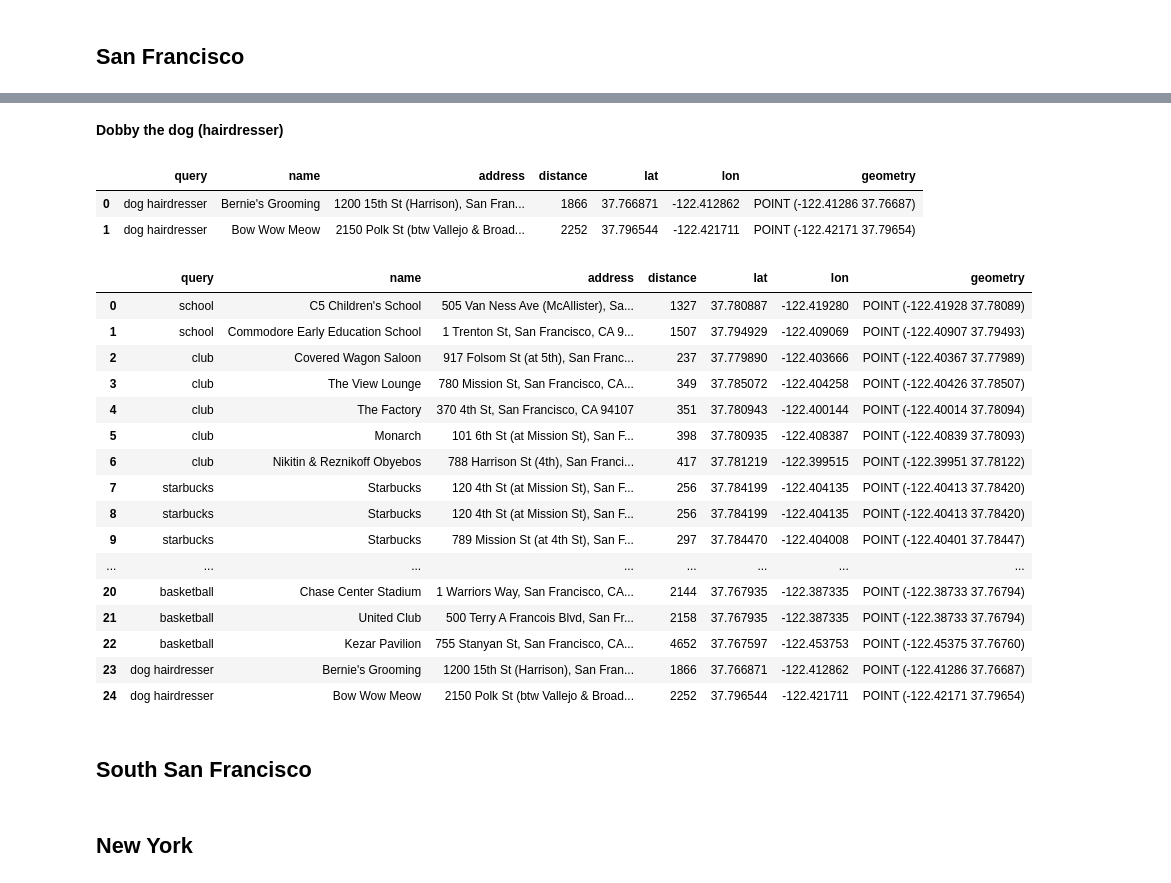
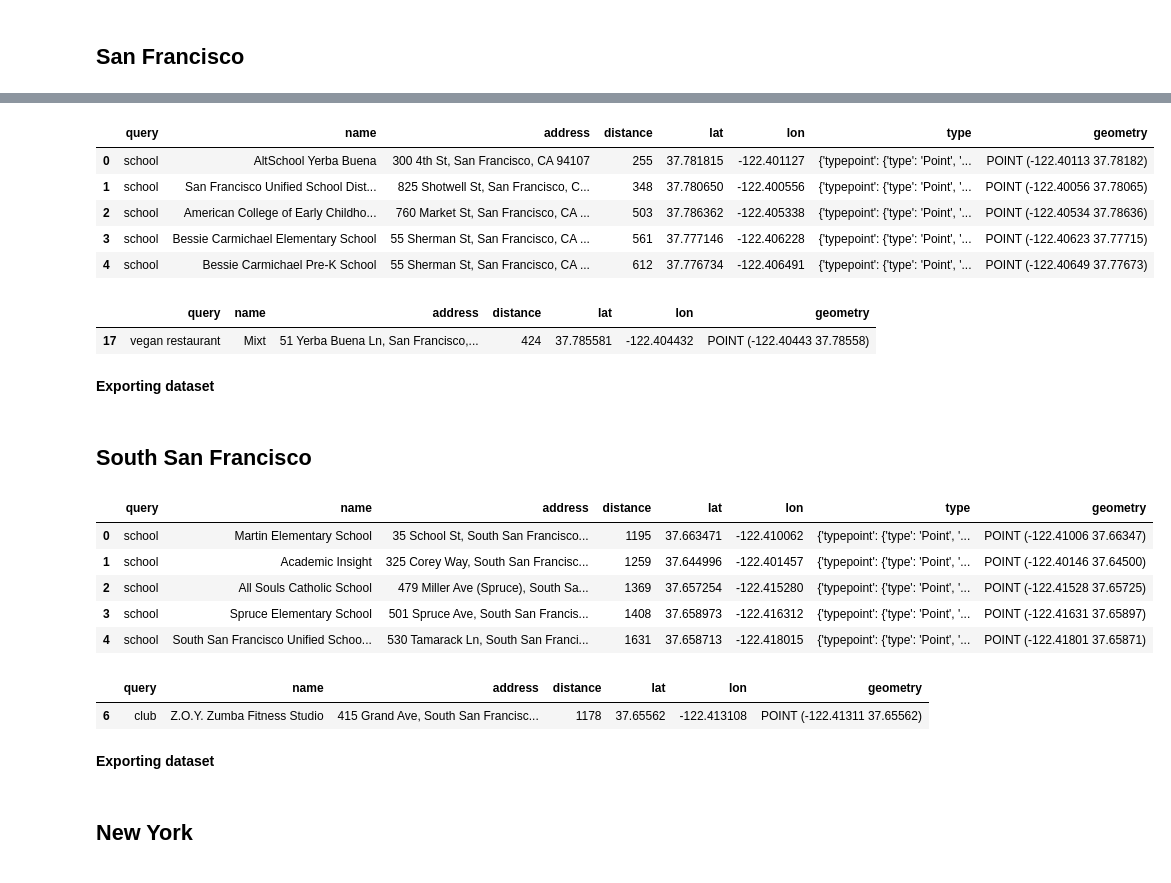
Before and after one commit to mplanasgit/project-3, a Jupyter notebook: comparing.ipynb, the cells around one changed output, grey strips where cells are left out. Cells and saved outputs as stored; diff of their text form; code cells hidden in the pictures.

```diff
--- a/comparing.ipynb
+++ b/comparing.ipynb
@@ -290,2 +183,0 @@ sanfran_basketball_df
-# %% [markdown]
-**Dobby the dog (hairdresser)**
@@ -297,28 +184,11 @@ sanfran_dog_df = getInfo(sanfran_dog, "dog hairdresser")
-# %%
-sanfran_dog_df
-# %% [output]
-|  | query | name | address | distance | lat | lon | geometry |
-| 0 | dog hairdresser | Bernie's Grooming | 1200 15th St (Harrison), San Fran... | 1866 | 37.766871 | -122.412862 | POINT (-122.41286 37.76687) |
-| 1 | dog hairdresser | Bow Wow Meow | 2150 Polk St (btw Vallejo & Broad... | 2252 | 37.796544 | -122.421711 | POINT (-122.42171 37.79654) |
 # %%
 # sanfran_df = getEverythingFoursquare(sanfran)
 # %%
-sanfran_df
+sanfran_df.head()
 # %% [output]
-|  | query | name | address | distance | lat | lon | geometry |
-| 0 | school | C5 Children's School | 505 Van Ness Ave (McAllister), Sa... | 1327 | 37.780887 | -122.419280 | POINT (-122.41928 37.78089) |
-| 1 | school | Commodore Early Education School | 1 Trenton St, San Francisco, CA 9... | 1507 | 37.794929 | -122.409069 | POINT (-122.40907 37.79493) |
-| 2 | club | Covered Wagon Saloon | 917 Folsom St (at 5th), San Franc... | 237 | 37.779890 | -122.403666 | POINT (-122.40367 37.77989) |
-| 3 | club | The View Lounge | 780 Mission St, San Francisco, CA... | 349 | 37.785072 | -122.404258 | POINT (-122.40426 37.78507) |
-| 4 | club | The Factory | 370 4th St, San Francisco, CA 94107 | 351 | 37.780943 | -122.400144 | POINT (-122.40014 37.78094) |
-| 5 | club | Monarch | 101 6th St (at Mission St), San F... | 398 | 37.780935 | -122.408387 | POINT (-122.40839 37.78093) |
-| 6 | club | Nikitin & Reznikoff Obyebos | 788 Harrison St (4th), San Franci... | 417 | 37.781219 | -122.399515 | POINT (-122.39951 37.78122) |
-| 7 | starbucks | Starbucks | 120 4th St (at Mission St), San F... | 256 | 37.784199 | -122.404135 | POINT (-122.40413 37.78420) |
-| 8 | starbucks | Starbucks | 120 4th St (at Mission St), San F... | 256 | 37.784199 | -122.404135 | POINT (-122.40413 37.78420) |
-| 9 | starbucks | Starbucks | 789 Mission St (at 4th St), San F... | 297 | 37.784470 | -122.404008 | POINT (-122.40401 37.78447) |
-| ... | ... | ... | ... | ... | ... | ... | ... |
-| 20 | basketball | Chase Center Stadium | 1 Warriors Way, San Francisco, CA... | 2144 | 37.767935 | -122.387335 | POINT (-122.38733 37.76794) |
-| 21 | basketball | United Club | 500 Terry A Francois Blvd, San Fr... | 2158 | 37.767935 | -122.387335 | POINT (-122.38733 37.76794) |
-| 22 | basketball | Kezar Pavilion | 755 Stanyan St, San Francisco, CA... | 4652 | 37.767597 | -122.453753 | POINT (-122.45375 37.76760) |
-| 23 | dog hairdresser | Bernie's Grooming | 1200 15th St (Harrison), San Fran... | 1866 | 37.766871 | -122.412862 | POINT (-122.41286 37.76687) |
-| 24 | dog hairdresser | Bow Wow Meow | 2150 Polk St (btw Vallejo & Broad... | 2252 | 37.796544 | -122.421711 | POINT (-122.42171 37.79654) |
+|  | query | name | address | distance | lat | lon | type | geometry |
+| 0 | school | AltSchool Yerba Buena | 300 4th St, San Francisco, CA 94107 | 255 | 37.781815 | -122.401127 | {'typepoint': {'type': 'Point', '... | POINT (-122.40113 37.78182) |
+| 1 | school | San Francisco Unified School Dist... | 825 Shotwell St, San Francisco, C... | 348 | 37.780650 | -122.400556 | {'typepoint': {'type': 'Point', '... | POINT (-122.40056 37.78065) |
+| 2 | school | American College of Early Childho... | 760 Market St, San Francisco, CA ... | 503 | 37.786362 | -122.405338 | {'typepoint': {'type': 'Point', '... | POINT (-122.40534 37.78636) |
+| 3 | school | Bessie Carmichael Elementary School | 55 Sherman St, San Francisco, CA ... | 561 | 37.777146 | -122.406228 | {'typepoint': {'type': 'Point', '... | POINT (-122.40623 37.77715) |
+| 4 | school | Bessie Carmichael Pre-K School | 55 Sherman St, San Francisco, CA ... | 612 | 37.776734 | -122.406491 | {'typepoint': {'type': 'Point', '... | POINT (-122.40649 37.77673) |
@@ -324,0 +197,7 @@ sanfran_df
+# %%
+sanfran_geodf.sample()
+# %% [output]
+|  | query | name | address | distance | lat | lon | geometry |
+| 17 | vegan restaurant | Mixt | 51 Yerba Buena Ln, San Francisco,... | 424 | 37.785581 | -122.404432 | POINT (-122.40443 37.78558) |
+# %% [markdown]
+**Exporting dataset**
@@ -326,0 +211,9 @@ sanfran_df
+# %%
+south_sanfran_df.head()
+# %% [output]
+|  | query | name | address | distance | lat | lon | type | geometry |
+| 0 | school | Martin Elementary School | 35 School St, South San Francisco... | 1195 | 37.663471 | -122.410062 | {'typepoint': {'type': 'Point', '... | POINT (-122.41006 37.66347) |
+| 1 | school | Academic Insight | 325 Corey Way, South San Francisc... | 1259 | 37.644996 | -122.401457 | {'typepoint': {'type': 'Point', '... | POINT (-122.40146 37.64500) |
+| 2 | school | All Souls Catholic School | 479 Miller Ave (Spruce), South Sa... | 1369 | 37.657254 | -122.415280 | {'typepoint': {'type': 'Point', '... | POINT (-122.41528 37.65725) |
+| 3 | school | Spruce Elementary School | 501 Spruce Ave, South San Francis... | 1408 | 37.658973 | -122.416312 | {'typepoint': {'type': 'Point', '... | POINT (-122.41631 37.65897) |
+| 4 | school | South San Francisco Unified Schoo... | 530 Tamarack Ln, South San Franci... | 1631 | 37.658713 | -122.418015 | {'typepoint': {'type': 'Point', '... | POINT (-122.41801 37.65871) |
@@ -326,0 +222,7 @@ sanfran_df
+# %%
+south_sanfran_geodf.sample()
+# %% [output]
+|  | query | name | address | distance | lat | lon | geometry |
+| 6 | club | Z.O.Y. Zumba Fitness Studio | 415 Grand Ave, South San Francisc... | 1178 | 37.65562 | -122.413108 | POINT (-122.41311 37.65562) |
+# %% [markdown]
+**Exporting dataset**
```
Also changed, not shown: parts of 57 cells of this notebook, 13 other files.
